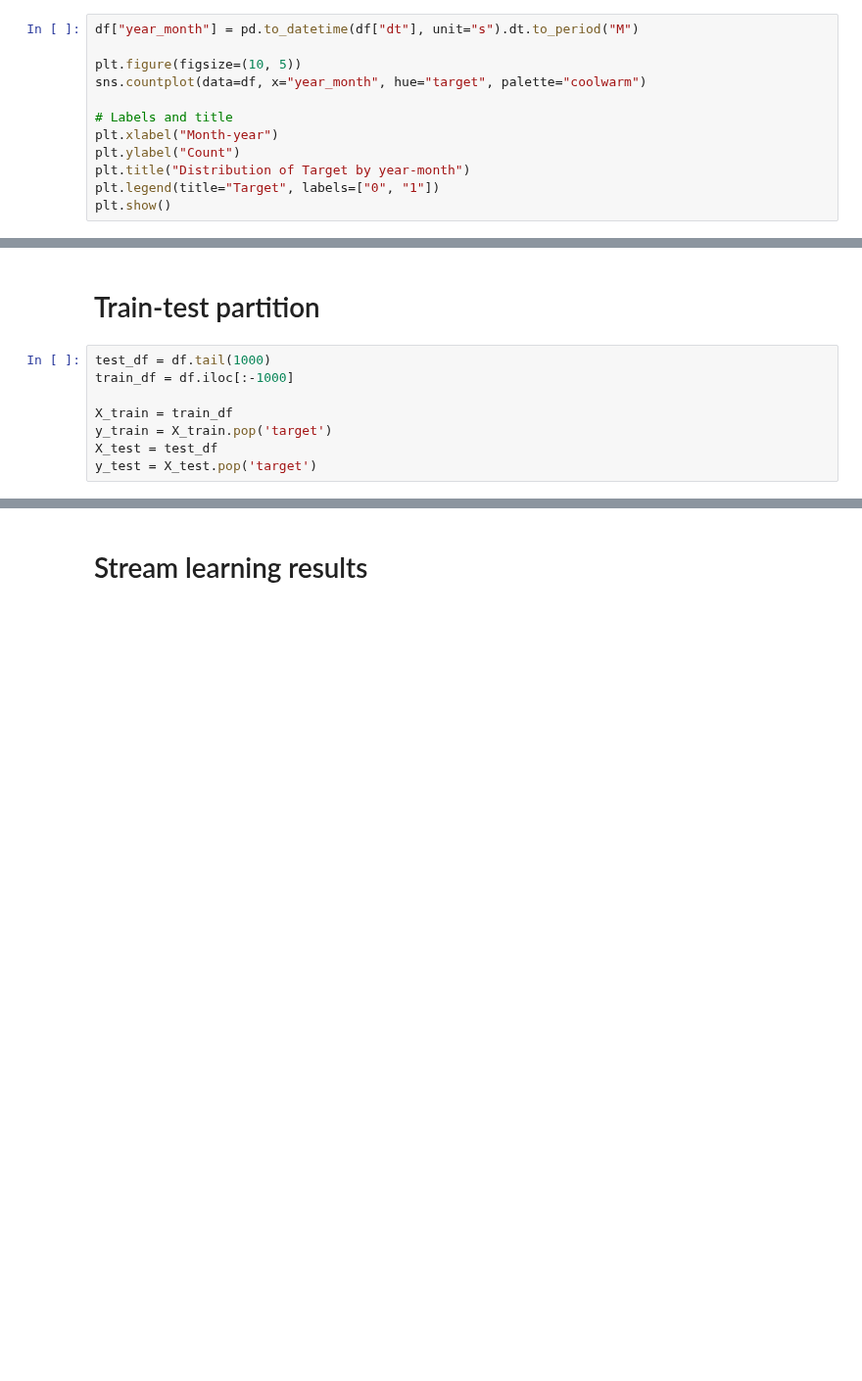
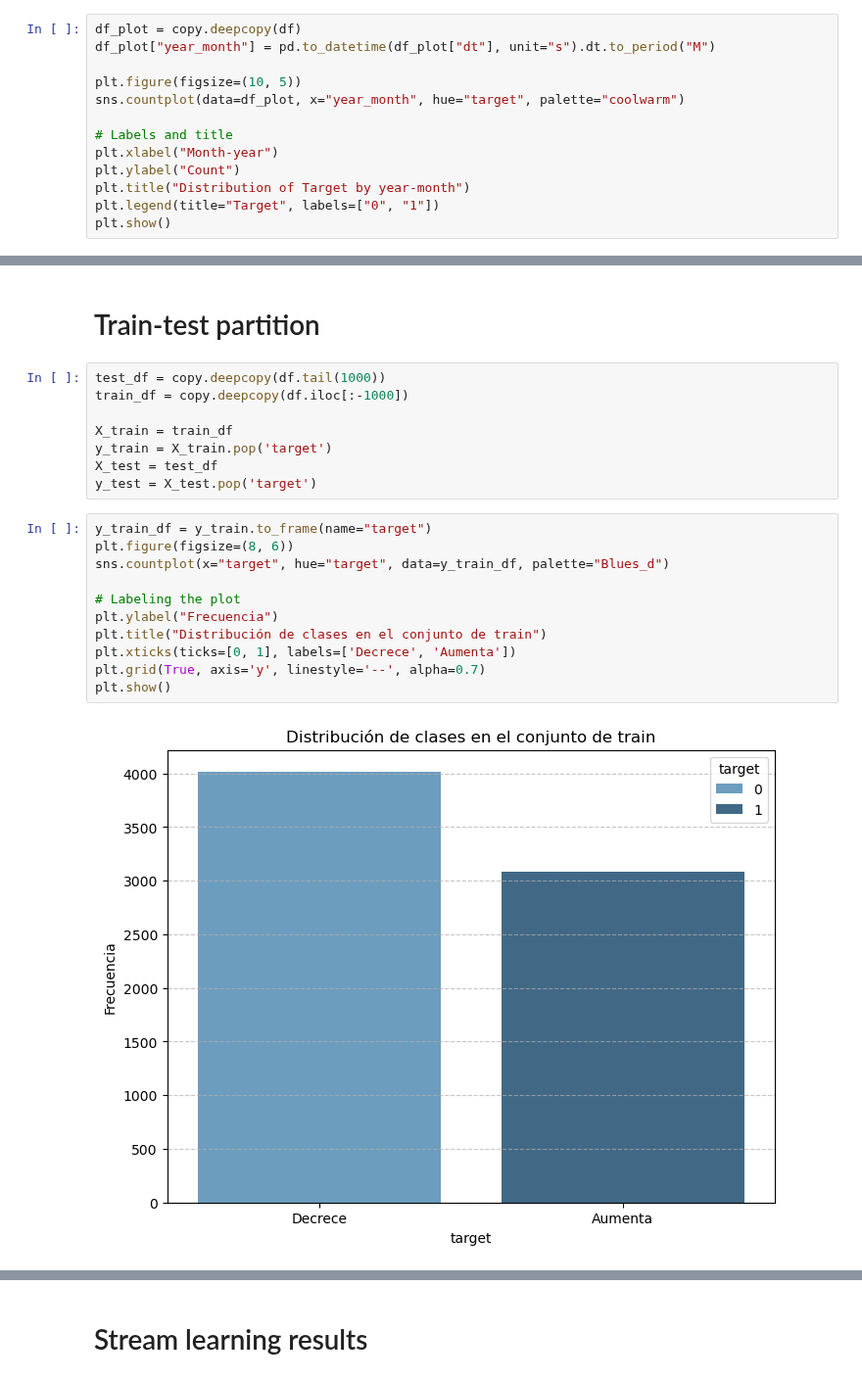
Before and after one commit to adriano-miranda/ML2-Project, a Jupyter notebook: Project.ipynb, the cells around one changed output, grey strips where cells are left out. Shown at 98% size. Saved outputs shown, nothing was run; the diff lists cells and outputs as text; blank space fills up the shorter version.

```diff
--- a/Project.ipynb
+++ b/Project.ipynb
@@ -102,10 +96,11 @@ plt.show()
 # %% [markdown]
 Class distribution by time
 # %%
-df["year_month"] = pd.to_datetime(df["dt"], unit="s").dt.to_period("M")
+df_plot = copy.deepcopy(df)
+df_plot["year_month"] = pd.to_datetime(df_plot["dt"], unit="s").dt.to_period("M")
 
 plt.figure(figsize=(10, 5))
-sns.countplot(data=df, x="year_month", hue="target", palette="coolwarm")
+sns.countplot(data=df_plot, x="year_month", hue="target", palette="coolwarm")
 
 # Labels and title
 plt.xlabel("Month-year")
@@ -207,10 +182,23 @@ def stream_learning(X, y, X_test, y_test, modelo, drift_detect):
 # %% [markdown]
 # Train-test partition
 # %%
-test_df = df.tail(1000)
-train_df = df.iloc[:-1000]
+test_df = copy.deepcopy(df.tail(1000))
+train_df = copy.deepcopy(df.iloc[:-1000])
 
 X_train = train_df
 y_train = X_train.pop('target')
 X_test = test_df
 y_test = X_test.pop('target')
+# %%
+y_train_df = y_train.to_frame(name="target")
+plt.figure(figsize=(8, 6))
+sns.countplot(x="target", hue="target", data=y_train_df, palette="Blues_d")
+
+# Labeling the plot
+plt.ylabel("Frecuencia")
+plt.title("Distribución de clases en el conjunto de train")
+plt.xticks(ticks=[0, 1], labels=['Decrece', 'Aumenta'])
+plt.grid(True, axis='y', linestyle='--', alpha=0.7)
+plt.show()
+# %% [output]
+[figure, added]
```
Also changed, not shown: parts of 9 cells of this notebook.
